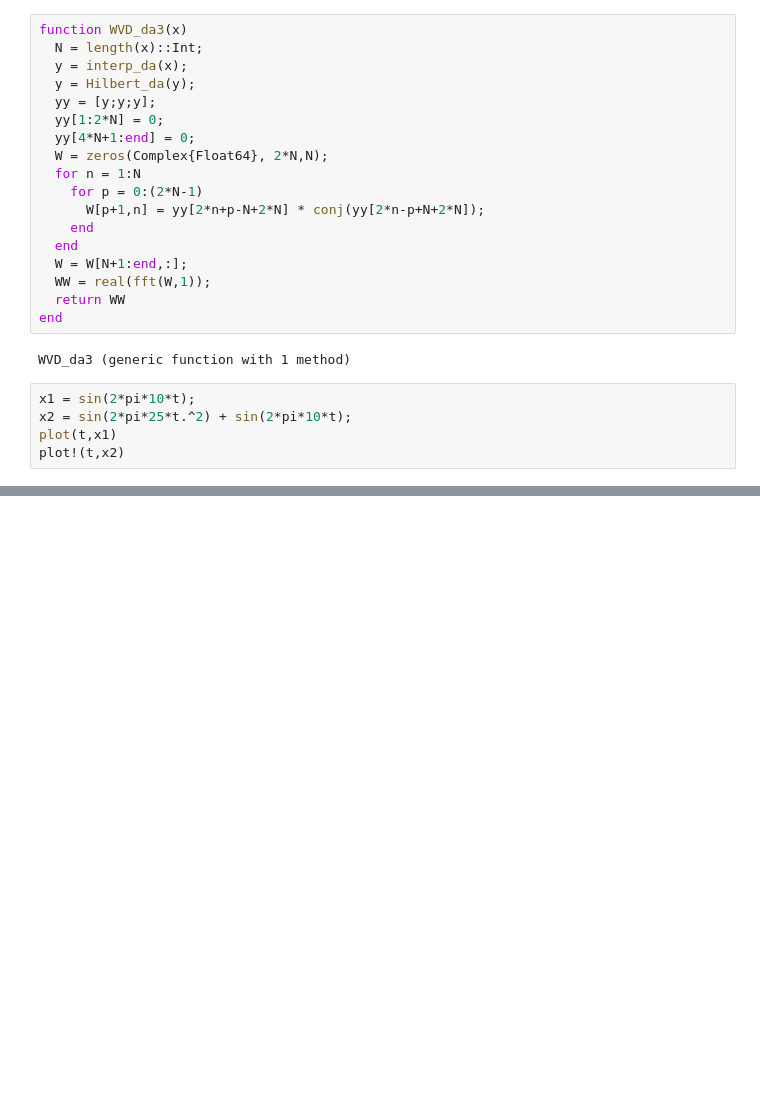
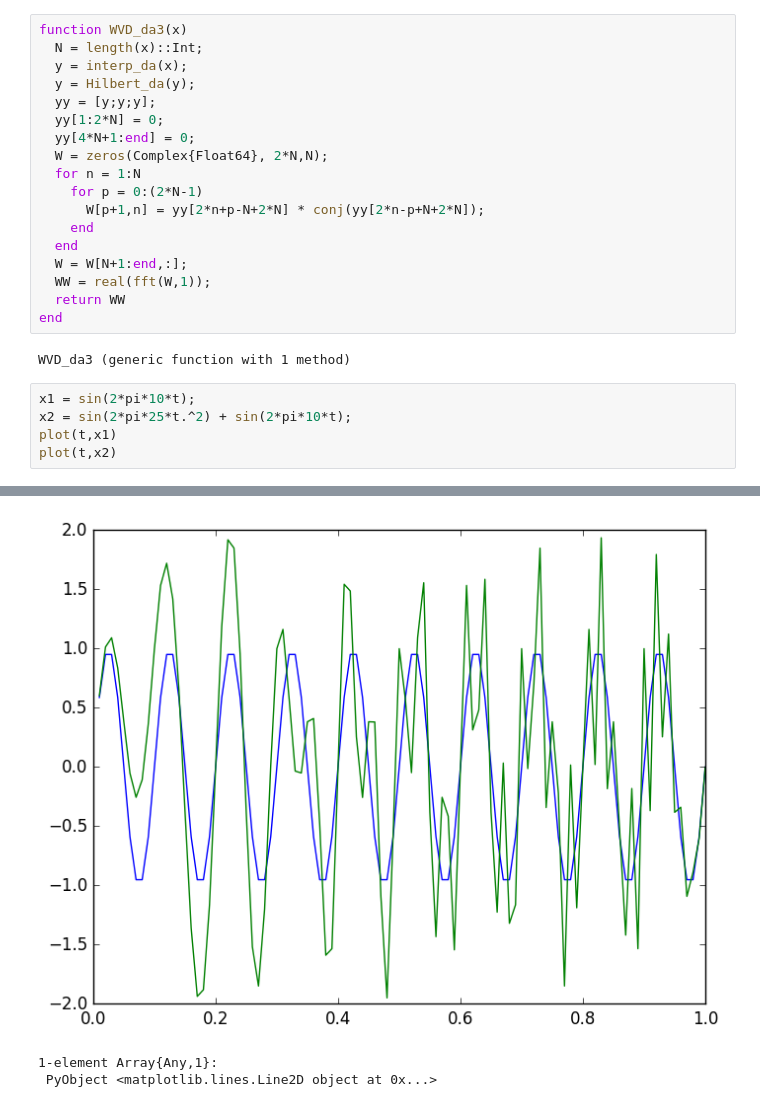
Before and after one commit to zzar43/MATH_600, a Jupyter notebook: WVD.ipynb, the cells around one changed output, grey strips where cells are left out. Drawn from its saved outputs; the diff is of its cells as text; blank space fills up the shorter version.

```diff
--- a/WVD.ipynb
+++ b/WVD.ipynb
@@ -94,5 +98,5 @@ WVD_da3 (generic function with 1 method)
 x1 = sin(2*pi*10*t);
 x2 = sin(2*pi*25*t.^2) + sin(2*pi*10*t);
 plot(t,x1)
-plot!(t,x2)
+plot(t,x2)
 # %% [output]
@@ -100,3 +103,6 @@ plot!(t,x2)
+[figure, added]
+1-element Array{Any,1}:
+ PyObject <matplotlib.lines.Line2D object at 0x...>
 # %%
 W1_1 = WVD_da2(x1);
 W1_2 = WVD_da3(x1);
```
Also changed, not shown: parts of 8 cells of this notebook.
